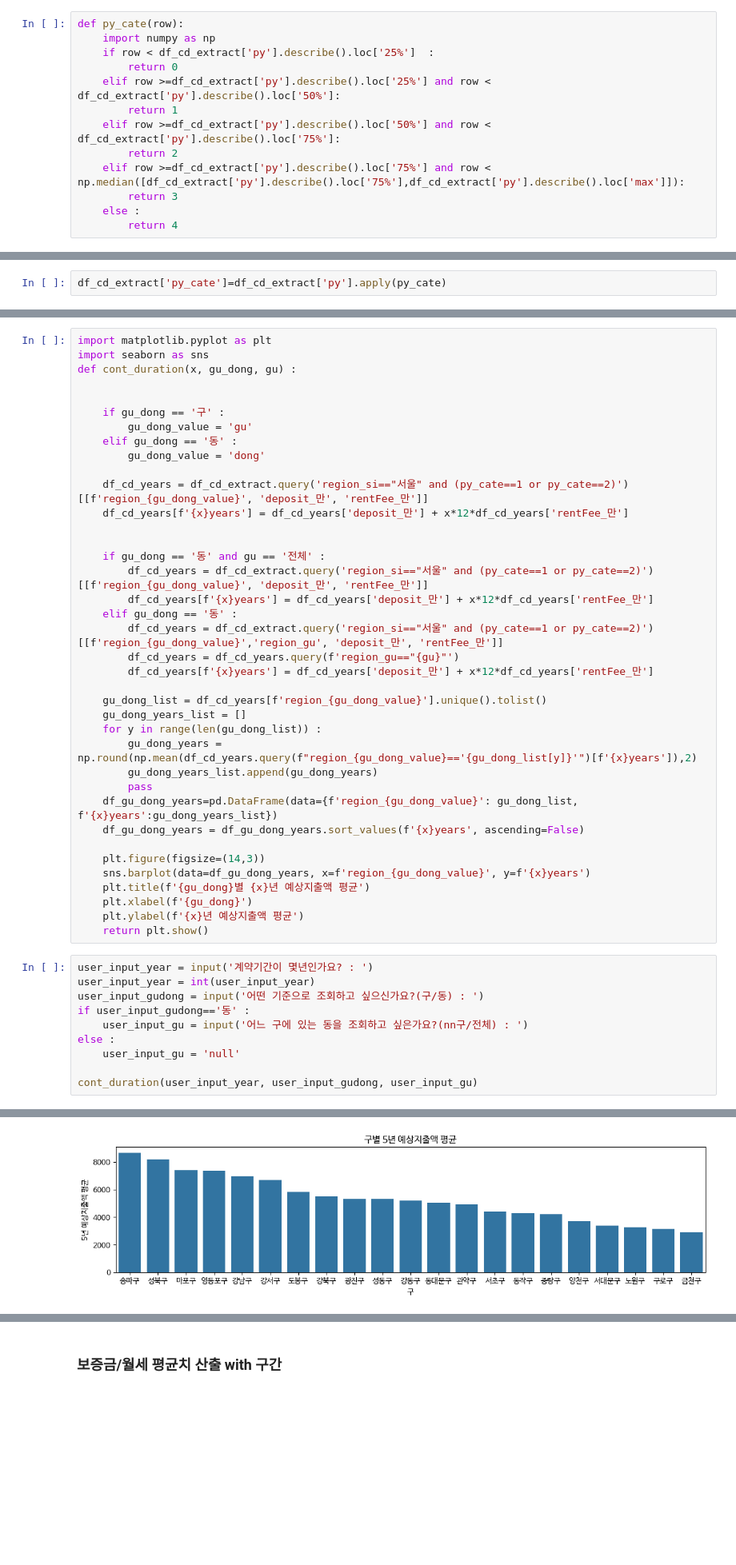
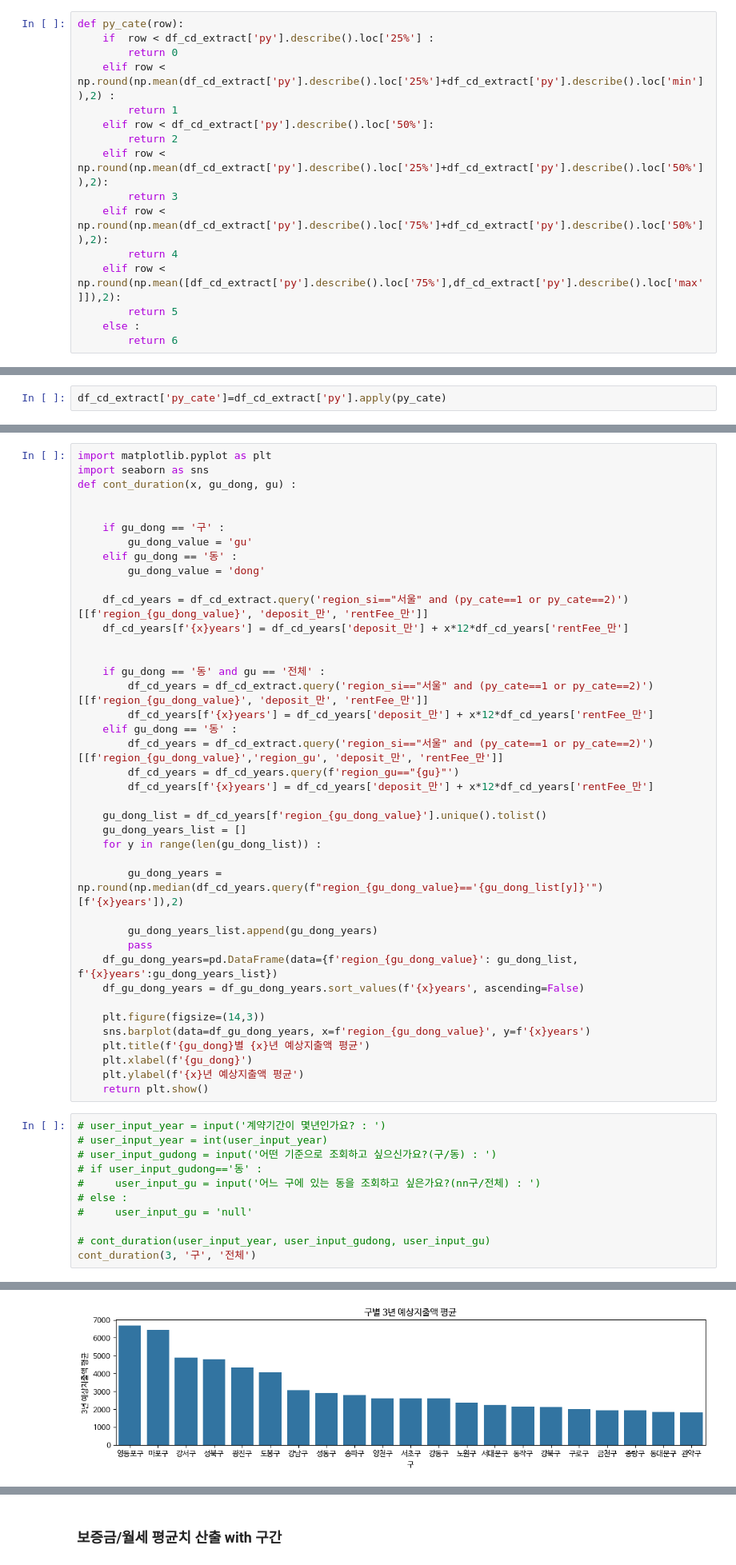
Before and after one commit to ohjisu320/study_dataanalytics, a Jupyter notebook: docs/ipynb/data_analystics_coliving.ipynb, the cells around one changed output, grey strips where cells are left out. Shown at 80% size. Drawn from its saved outputs; the diff is of its cells as text; blank space fills up the shorter version.

```diff
--- a/docs/ipynb/data_analystics_coliving.ipynb
+++ b/docs/ipynb/data_analystics_coliving.ipynb
@@ -192,14 +195,17 @@ df_cd_extract['py'].describe().loc['25%'], df_cd_extract['py'].describe().loc['7
 (19.83, 39.66)
 # %%
 def py_cate(row):
-    import numpy as np
-    if row < df_cd_extract['py'].describe().loc['25%']  :
+    if  row < df_cd_extract['py'].describe().loc['25%'] :
         return 0
-    elif row >=df_cd_extract['py'].describe().loc['25%'] and row < df_cd_extract['py'].describe().loc['50%']:
+    elif row < np.round(np.mean(df_cd_extract['py'].describe().loc['25%']+df_cd_extract['py'].describe().loc['min']),2) :
         return 1
-    elif row >=df_cd_extract['py'].describe().loc['50%'] and row < df_cd_extract['py'].describe().loc['75%']:
+    elif row < df_cd_extract['py'].describe().loc['50%']:
         return 2
-    elif row >=df_cd_extract['py'].describe().loc['75%'] and row < np.median([df_cd_extract['py'].describe().loc['75%'],df_cd_extract['py'].describe().loc['max']]):
+    elif row < np.round(np.mean(df_cd_extract['py'].describe().loc['25%']+df_cd_extract['py'].describe().loc['50%']),2):
         return 3
+    elif row < np.round(np.mean(df_cd_extract['py'].describe().loc['75%']+df_cd_extract['py'].describe().loc['50%']),2):
+        return 4
+    elif row < np.round(np.mean([df_cd_extract['py'].describe().loc['75%'],df_cd_extract['py'].describe().loc['max']]),2):
+        return 5
     else :
-        return 4
+        return 6
@@ -322,7 +334,9 @@ def cont_duration(x, gu_dong, gu) :
     gu_dong_list = df_cd_years[f'region_{gu_dong_value}'].unique().tolist()
     gu_dong_years_list = []
     for y in range(len(gu_dong_list)) :
-        gu_dong_years = np.round(np.mean(df_cd_years.query(f"region_{gu_dong_value}=='{gu_dong_list[y]}'")[f'{x}years']),2)
+
+        gu_dong_years = np.round(np.median(df_cd_years.query(f"region_{gu_dong_value}=='{gu_dong_list[y]}'")[f'{x}years']),2)
+
         gu_dong_years_list.append(gu_dong_years)
         pass
     df_gu_dong_years=pd.DataFrame(data={f'region_{gu_dong_value}': gu_dong_list, f'{x}years':gu_dong_years_list})
@@ -335,13 +349,14 @@ def cont_duration(x, gu_dong, gu) :
     plt.ylabel(f'{x}년 예상지출액 평균')
     return plt.show()
 # %%
-user_input_year = input('계약기간이 몇년인가요? : ')
-user_input_year = int(user_input_year)
-user_input_gudong = input('어떤 기준으로 조회하고 싶으신가요?(구/동) : ')
-if user_input_gudong=='동' :
-    user_input_gu = input('어느 구에 있는 동을 조회하고 싶은가요?(nn구/전체) : ')
-else :
-    user_input_gu = 'null'
+# user_input_year = input('계약기간이 몇년인가요? : ')
+# user_input_year = int(user_input_year)
+# user_input_gudong = input('어떤 기준으로 조회하고 싶으신가요?(구/동) : ')
+# if user_input_gudong=='동' :
+#     user_input_gu = input('어느 구에 있는 동을 조회하고 싶은가요?(nn구/전체) : ')
+# else :
+#     user_input_gu = 'null'
 
-cont_duration(user_input_year, user_input_gudong, user_input_gu)
+# cont_duration(user_input_year, user_input_gudong, user_input_gu)
+cont_duration(3, '구', '전체')
 # %% [output]
@@ -350,2 +363,2 @@ cont_duration(user_input_year, user_input_gudong, user_input_gu)
-[figure, old version]
+[figure, new version]
 # %% [markdown]
```
Also changed, not shown: parts of 61 cells of this notebook, 1 other file.
